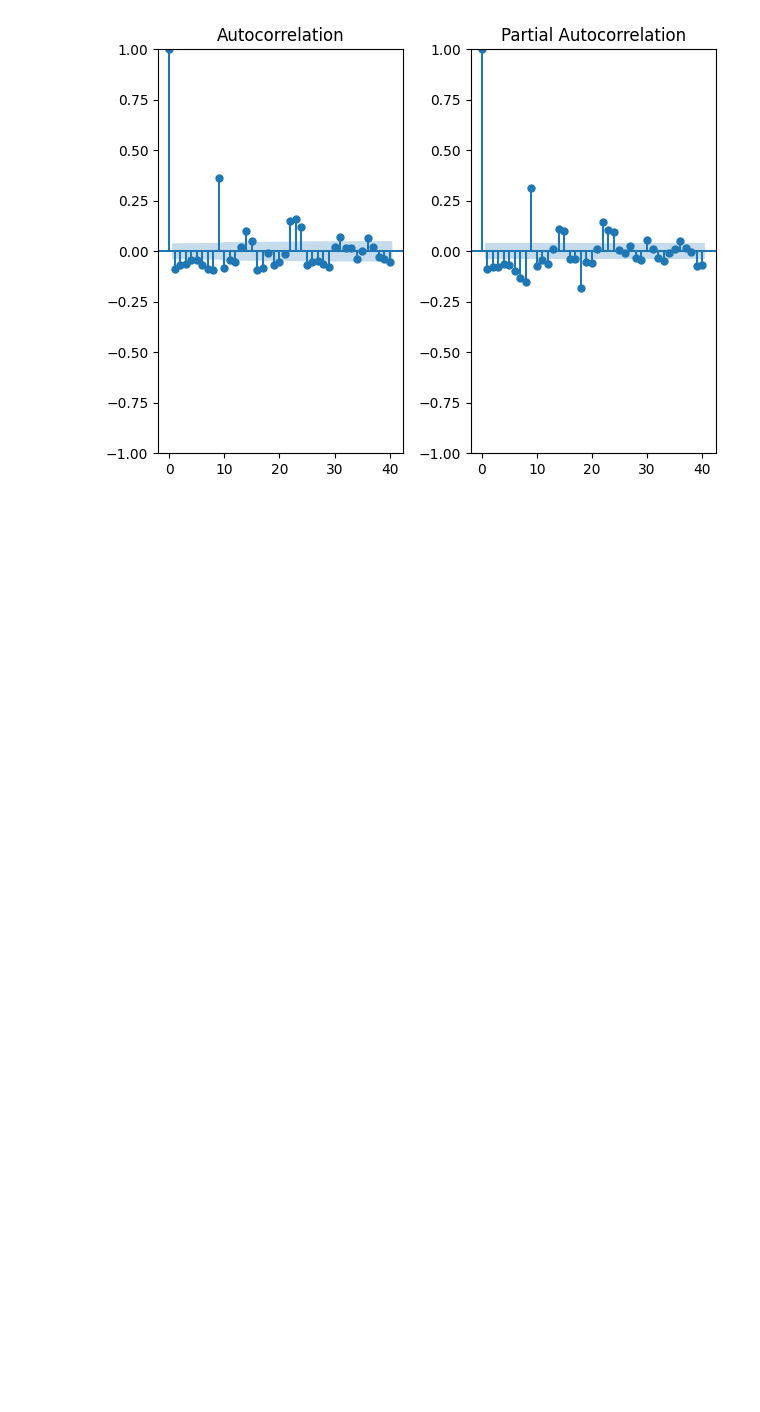
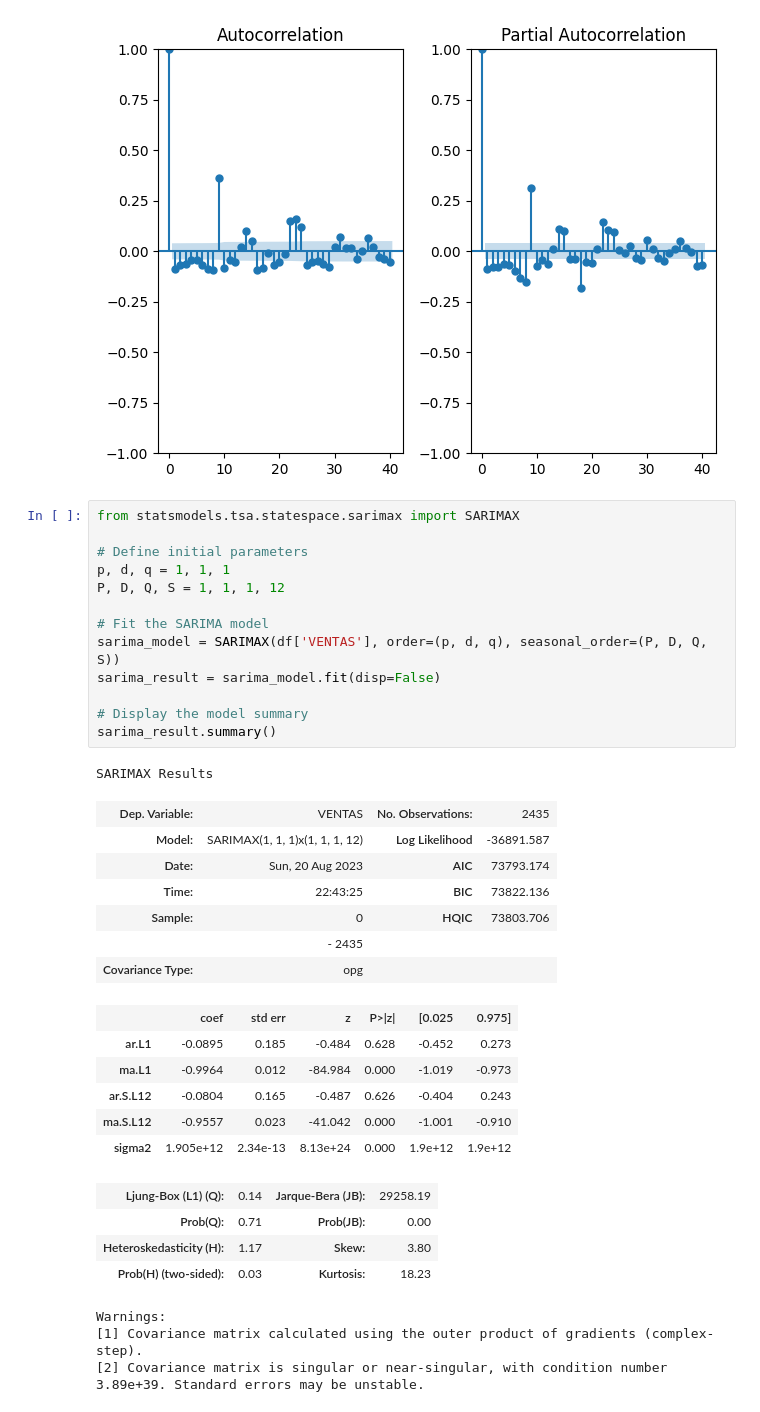
Before and after one commit to jmollan/Python_Proyecto_PUCP, a Jupyter notebook: Examen_Fin.ipynb, the cells around one changed output. Saved outputs shown, nothing was run; the diff lists cells and outputs as text; blank space fills up the shorter version.

```diff
--- a/Examen_Fin.ipynb
+++ b/Examen_Fin.ipynb
@@ -282,3 +283,38 @@ plt.tight_layout()
 plt.show()
 # %% [output]
 [figure]
+# %%
+from statsmodels.tsa.statespace.sarimax import SARIMAX
+
+# Define initial parameters
+p, d, q = 1, 1, 1
+P, D, Q, S = 1, 1, 1, 12
+
+# Fit the SARIMA model
+sarima_model = SARIMAX(df['VENTAS'], order=(p, d, q), seasonal_order=(P, D, Q, S))
+sarima_result = sarima_model.fit(disp=False)
+
+# Display the model summary
+sarima_result.summary()
+# %% [output]
+SARIMAX Results
+| Dep. Variable: | VENTAS | No. Observations: | 2435 |
+| Model: | SARIMAX(1, 1, 1)x(1, 1, 1, 12) | Log Likelihood | -36891.587 |
+| Date: | Sun, 20 Aug 2023 | AIC | 73793.174 |
+| Time: | 22:43:25 | BIC | 73822.136 |
+| Sample: | 0 | HQIC | 73803.706 |
+|  | - 2435 |  |  |
+| Covariance Type: | opg |  |  |
+|  | coef | std err | z | P>|z| | [0.025 | 0.975] |
+| ar.L1 | -0.0895 | 0.185 | -0.484 | 0.628 | -0.452 | 0.273 |
+| ma.L1 | -0.9964 | 0.012 | -84.984 | 0.000 | -1.019 | -0.973 |
+| ar.S.L12 | -0.0804 | 0.165 | -0.487 | 0.626 | -0.404 | 0.243 |
+| ma.S.L12 | -0.9557 | 0.023 | -41.042 | 0.000 | -1.001 | -0.910 |
+| sigma2 | 1.905e+12 | 2.34e-13 | 8.13e+24 | 0.000 | 1.9e+12 | 1.9e+12 |
+| Ljung-Box (L1) (Q): | 0.14 | Jarque-Bera (JB): | 29258.19 |
+| Prob(Q): | 0.71 | Prob(JB): | 0.00 |
+| Heteroskedasticity (H): | 1.17 | Skew: | 3.80 |
+| Prob(H) (two-sided): | 0.03 | Kurtosis: | 18.23 |
+Warnings:
+[1] Covariance matrix calculated using the outer product of gradients (complex-step).
+[2] Covariance matrix is singular or near-singular, with condition number 3.89e+39. Standard errors may be unstable.
```
Also changed, not shown: parts of 2 cells of this notebook.
